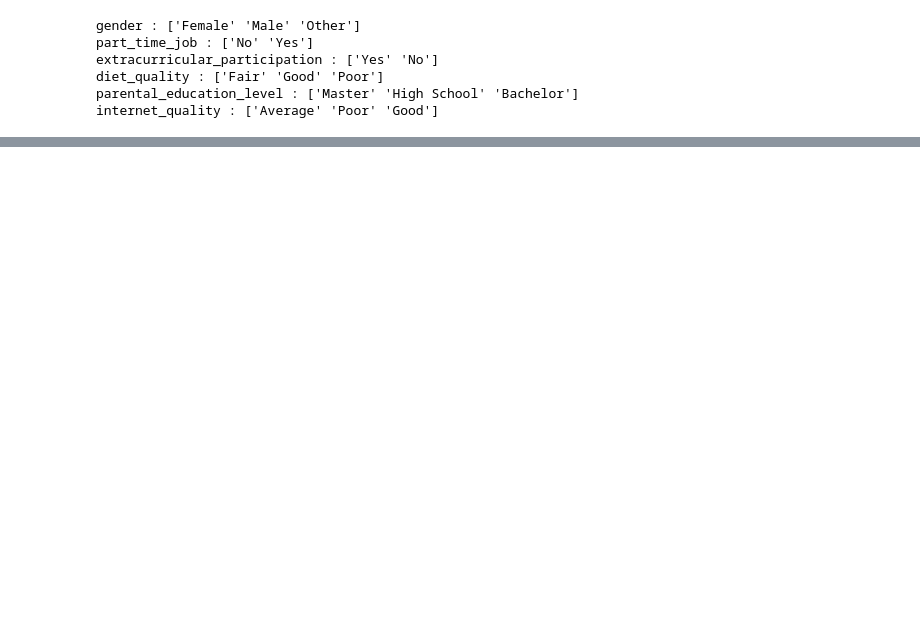
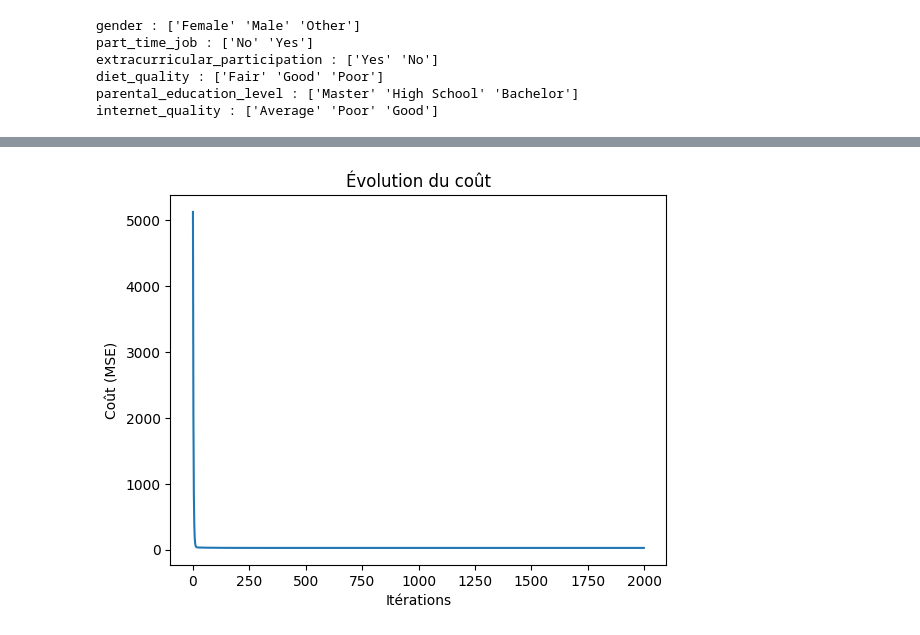
Before and after one commit to barugo-git/PROJET_OPTIMISATION, a Jupyter notebook: Regression_lineaire.ipynb, the cells around one changed output, grey strips where cells are left out. Drawn from its saved outputs; the diff is of its cells as text; code cells hidden in the pictures; blank space fills up the shorter version.

```diff
--- a/Regression_lineaire.ipynb
+++ b/Regression_lineaire.ipynb
@@ -96,3 +92,6 @@ np.int64(0)
+# %%
+X = df_final
+y = df_1.exam_score
 # %%
 for col in ['gender', 'part_time_job', 'extracurricular_participation',
             'diet_quality', 'parental_education_level', 'internet_quality']:
@@ -187,5 +193,0 @@ def mse(y_attendu, y_pred):
-# %%
-# Test
-y_pred = regression_lineaire(X_train_b, w)
-cout = mse(y_train_array, y_pred)
-print("Coût initial :", cout)
@@ -194,4 +193,0 @@ Coût initial : 5167.6728875
-# %%
-y_pred = regression_lineaire(X_test_b, w)
-cout = mse(y_test_array, y_pred)
-print("Coût initial :", cout)
@@ -199,0 +216,24 @@ Coût initial : 4975.844300000001
+# %%
+# Gradient Descent
+alpha = 0.1
+n_iter = 2000
+list_cout = []
+
+for i in range(n_iter):
+    # 1. Prédiction
+    y_pred = regression_lineaire(X_b, w, b)
+
+    # 2. Coût
+    cout = mse(y_tab, y_pred)
+    list_cout.append(cout)
+
+    # 3. Gradients
+    dw = derivee_w(X_b, y_tab, w, y_pred)
+    db = derivee_b(y_tab, y_pred)
+
+    # 4. Mise à jour des poids
+    for j in range(len(w)):
+        w[j] = w[j] - alpha * dw[j]
+
+    # 5. Mise à jour du biais
+    b = b - alpha * db
@@ -199,0 +266,9 @@ Coût initial : 4975.844300000001
+# %%
+
+plt.plot(range(n_iter), list_cout)
+plt.xlabel("Itérations")
+plt.ylabel("Coût (MSE)")
+plt.title("Évolution du coût")
+plt.show()
+# %% [output]
+[figure, added]
```
Also changed, not shown: parts of 25 cells of this notebook.
